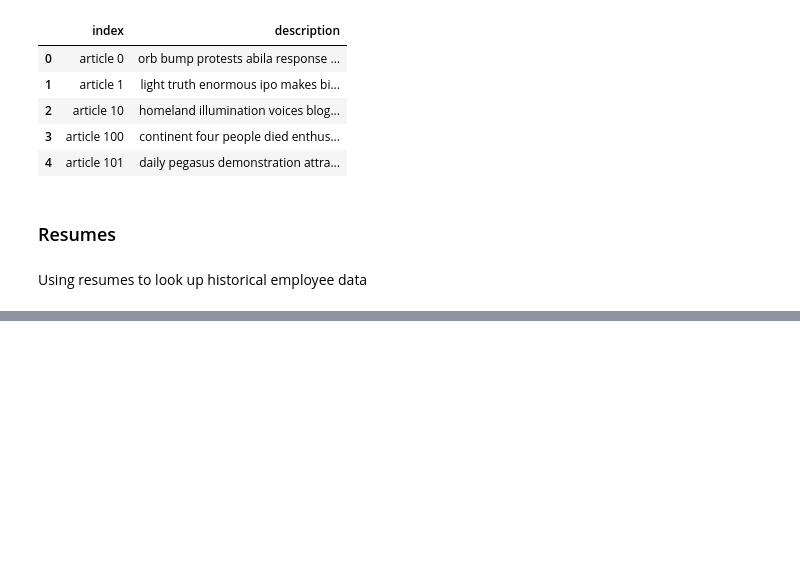
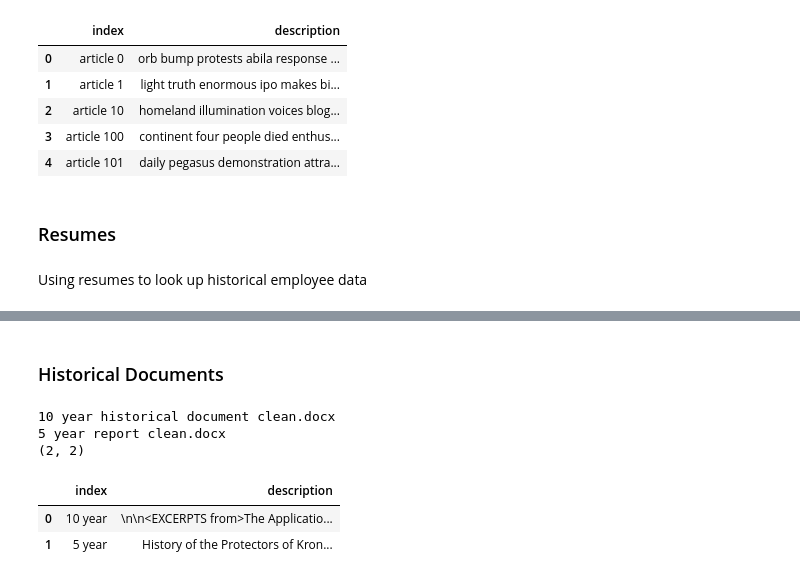
Before and after one commit to hypothetical-lemon/COMP4449-capstone, a Jupyter notebook: final/KronosKidnapping/heather_lemon_final_kidnappingreport.ipynb, the cells around one changed output, grey strips where cells are left out. Drawn from its saved outputs; the diff is of its cells as text; code cells hidden in the pictures; blank space fills up the shorter version.

```diff
--- a/final/KronosKidnapping/heather_lemon_final_kidnappingreport.ipynb
+++ b/final/KronosKidnapping/heather_lemon_final_kidnappingreport.ipynb
@@ -274,0 +360,54 @@ resume_df = pd.read_csv('resumes/')
+# %% [markdown]
+### Historical Documents
+# %%
+def extract_doc_name(name) -> str:
+    """
+    Params: str: resume name
+    Returns:
+        str: shorten file name
+    """
+    return re.match(pattern=r"^([0-9]+ year).*$", string=name).group(1)
+
+def extract_data(rootdir, hist_doc) -> dict:
+    """
+    Params:
+        rootdir (Path): path to search for files
+        news_article (dict): empty dict to fill of <article, description>
+    Returns:
+        news_article: full <article, description> dict
+    """
+    assert os.path.exists(rootdir)
+    for subdir, dirs, files in os.walk(rootdir):
+        assert os.path.exists(subdir)
+        for file in files:
+            if file.__contains__('docx'):
+                nav_file = os.path.join(subdir, file)
+                with open(nav_file, 'r') as datafile:
+                    try:
+                        print(file)
+                        hist_name = extract_doc_name(file)
+                        doc = docx.Document(nav_file)
+                        fullText = []
+                        for para in doc.paragraphs:
+                            fullText.append(para.text)
+                        hist_doc[hist_name] = '\n'.join(fullText)
+                        datafile.close()
+                    except Exception as ex:
+                        print("Failed to parse resume: ", ex)
+                        continue
+    return hist_doc
+
+historical_doc = {}
+rootdir = 'HistoricalDocuments/'
+historical_doc = extract_data(rootdir, historical_doc)
+historical_df = pd.DataFrame.from_dict(data=historical_doc, orient='index', columns=['description'])
+historical_df.reset_index(inplace=True)
+print(historical_df.shape)
+historical_df.head()
+# %% [output]
+10 year historical document clean.docx
+5 year report clean.docx
+(2, 2)
+|  | index | description |
+| 0 | 10 year | \n\n<EXCERPTS from>The Applicatio... |
+| 1 | 5 year | History of the Protectors of Kron... |
```
Also changed, not shown: parts of 4 cells of this notebook.
